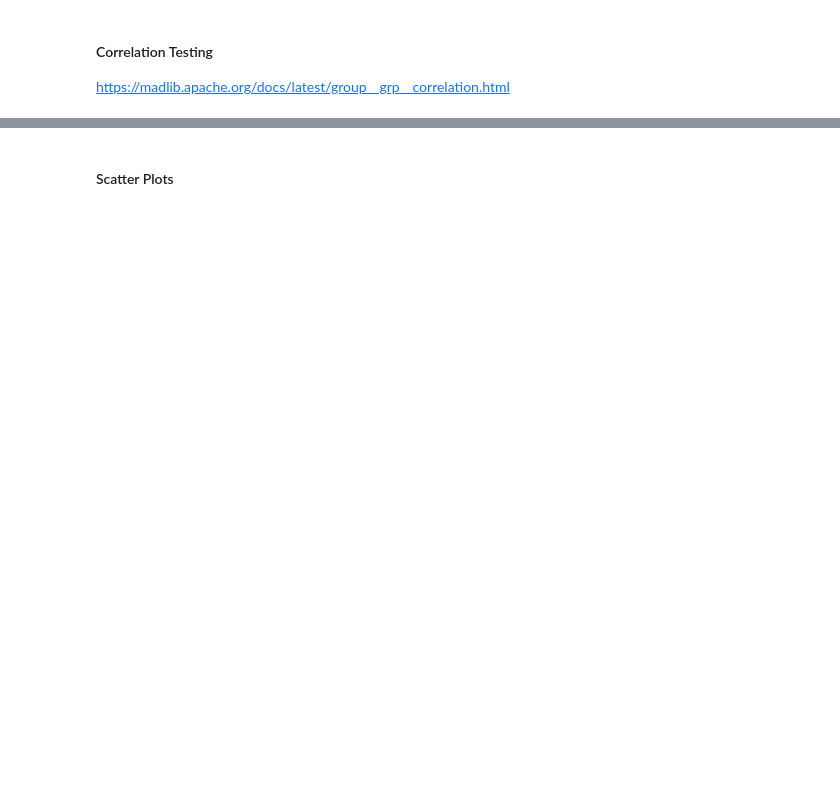
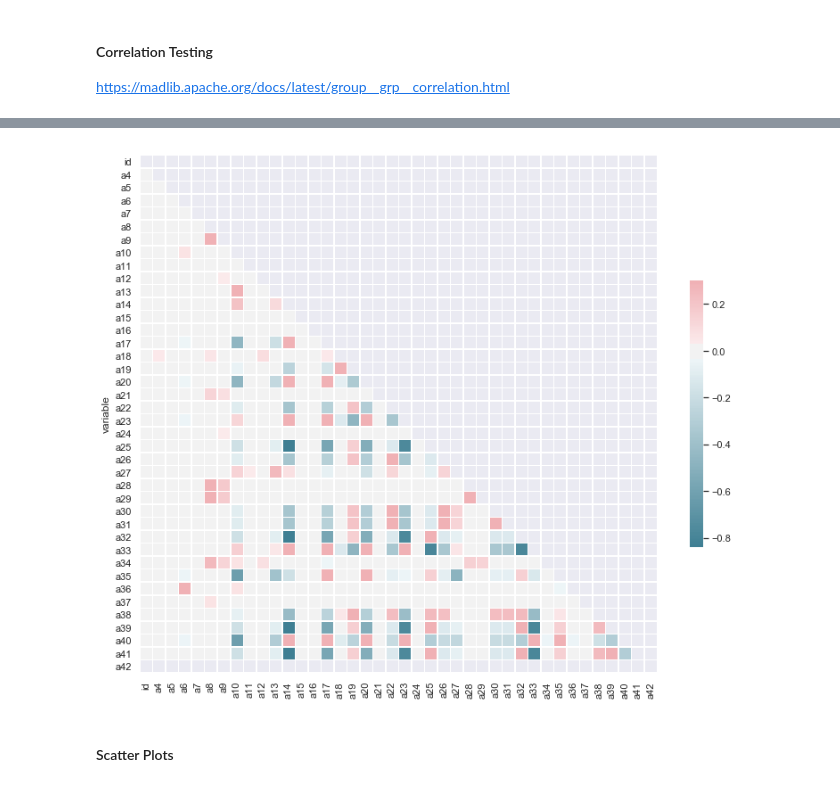
Before and after one commit to reductionista/madlib-site, a Jupyter notebook: community-artifacts/network_anomaly_v3.ipynb, the cells around one changed output, grey strips where cells are left out. Saved outputs shown, nothing was run; the diff lists cells and outputs as text; code cells hidden in the pictures; blank space fills up the shorter version.

```diff
--- a/community-artifacts/network_anomaly_v3.ipynb
+++ b/community-artifacts/network_anomaly_v3.ipynb
@@ -1277,0 +1297,6 @@ corr
+# %%
+corr = %sql SELECT * FROM public.feature_correlations ORDER BY column_position;
+corr = corr.DataFrame()
+corr.drop('column_position', 'columns', inplace=True)
+corr.set_index('variable', True, False, True)
+corr
@@ -1278,17 +1323,20 @@ corr
 # %%
 # Generate a mask for the upper triangle
 mask = np.zeros_like(corr, dtype=np.bool)
 mask[np.triu_indices_from(mask)] = True
 
 # Set up the matplotlib figure
-f, ax = plt.subplots(figsize=(11, 9))
+#f, ax = plt.subplots(figsize=(11, 9))
+f, ax = plt.subplots(figsize=(13, 11))
 
 # Generate a custom diverging colormap
 cmap = sns.diverging_palette(220, 10, as_cmap=True)
 
 # Draw the heatmap with the mask and correct aspect ratio
 sns.heatmap(corr, mask=mask, cmap=cmap, vmax=.3, center=0,
-            square=True, linewidths=.5, cbar_kws={"shrink": .5}, annot=True);
+            square=True, linewidths=.5, cbar_kws={"shrink": .5}, annot=False);
+# %% [output]
+[figure, added]
 # %% [markdown]
 <a id="fe_scatter"></a>
 #### Scatter Plots
```
Also changed, not shown: parts of 23 cells of this notebook, 2 other files.
